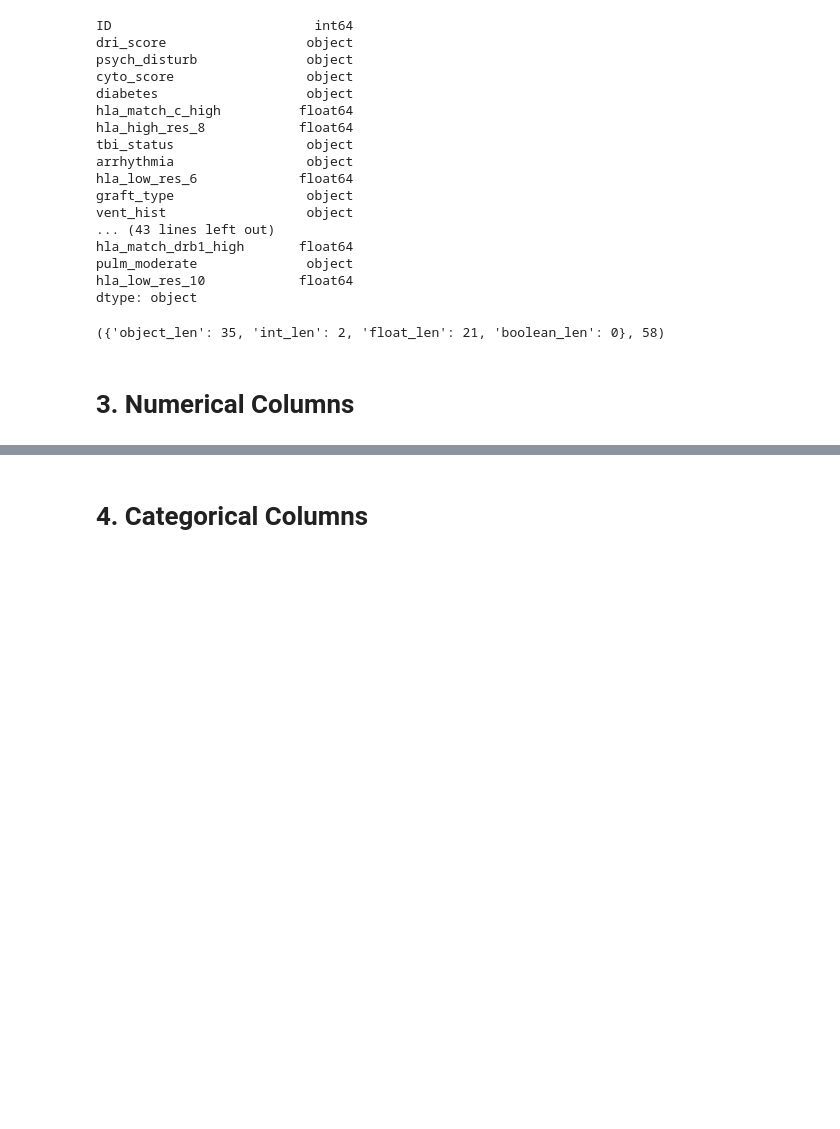
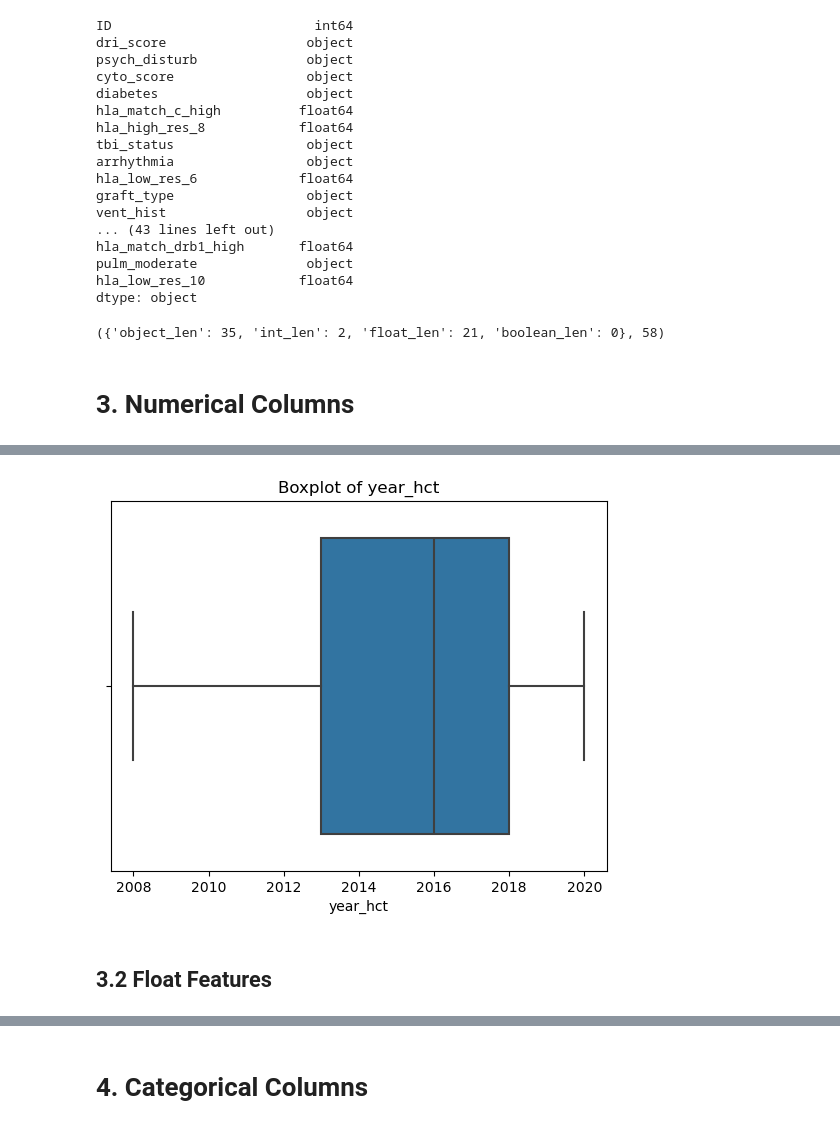
Before and after one commit to ShirsenduRyo/Hackathons, a Jupyter notebook: 06 CIBMTR/01 Exp_01.ipynb, the cells around one changed output, grey strips where cells are left out. Saved outputs shown, nothing was run; the diff lists cells and outputs as text; code cells hidden in the pictures; blank space fills up the shorter version.

```diff
--- a/06 CIBMTR/01 Exp_01.ipynb
+++ b/06 CIBMTR/01 Exp_01.ipynb
@@ -103,0 +175,4 @@ ft_count, len(X_train.columns)
+# %%
+# ID, is not needed so we can drop it
+X_train.drop('ID', axis=1, inplace=True)
+print(X_train.shape)
@@ -103,0 +197,9 @@ ft_count, len(X_train.columns)
+# %%
+sns.boxplot(x=X_train["year_hct"])
+
+plt.title("Boxplot of year_hct")
+plt.show()
+# %% [output]
+[figure, added]
+# %% [markdown]
+## 3.2 Float Features
```
Also changed, not shown: parts of 35 cells of this notebook, 1 other file.
